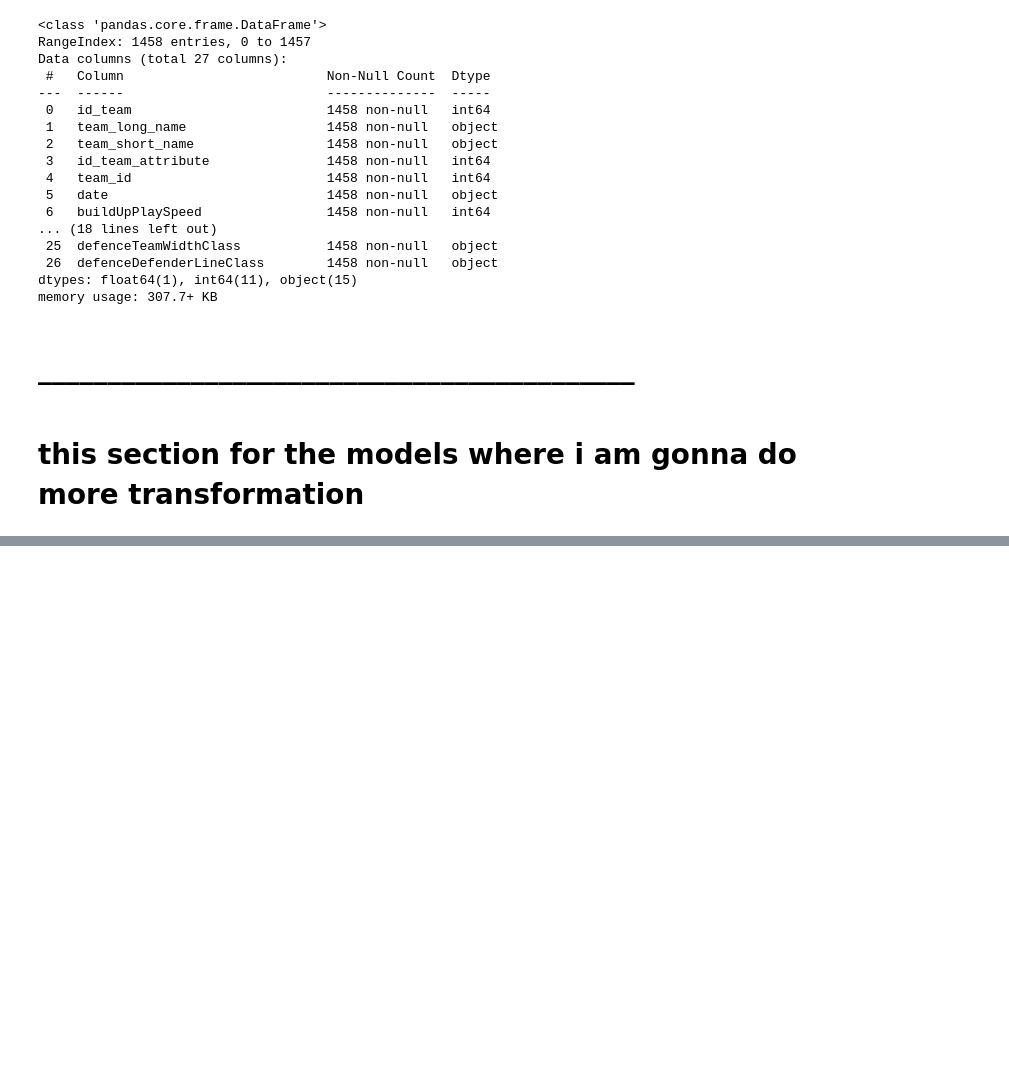
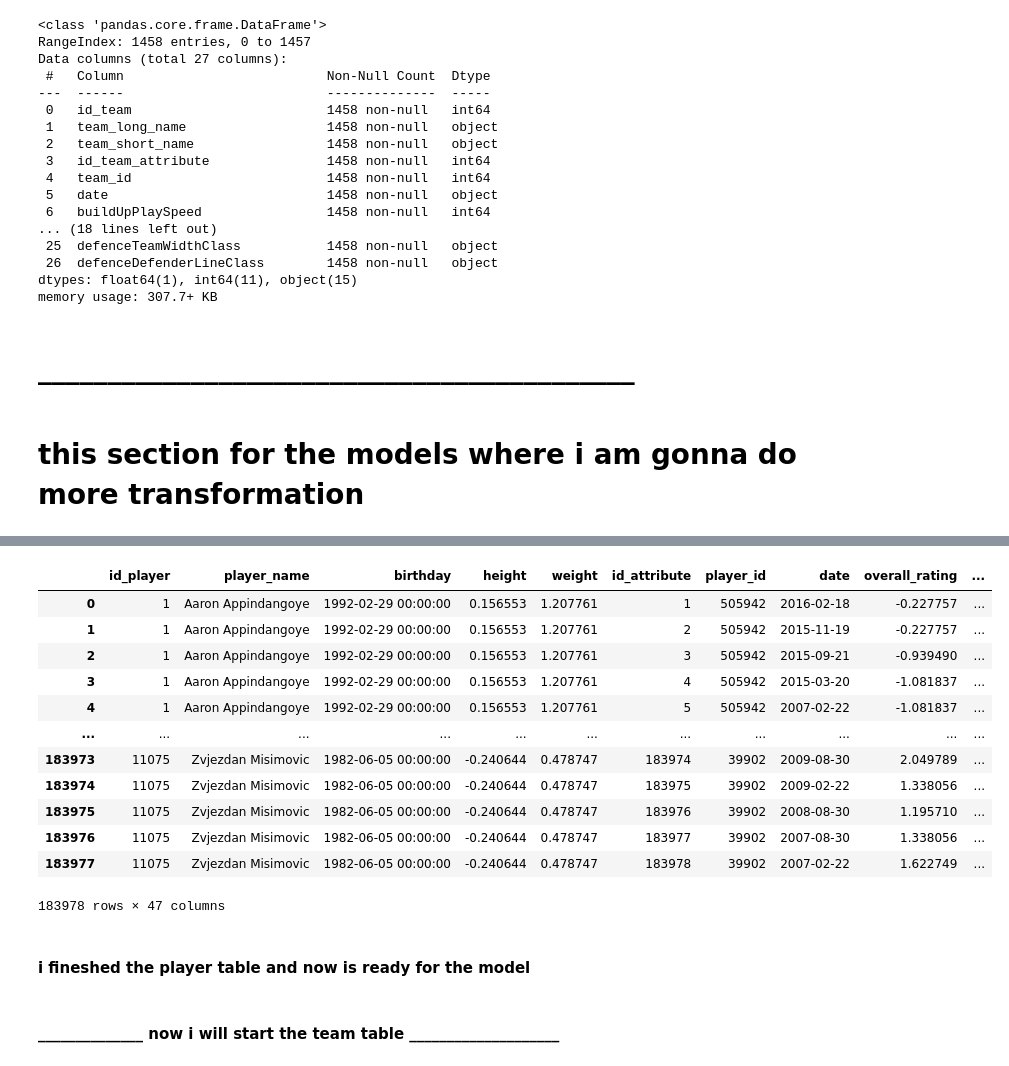
Before and after one commit to rahiqi-al/football-_clustering, a Jupyter notebook: test.ipynb, the cells around one changed output, grey strips where cells are left out. Drawn from its saved outputs; the diff is of its cells as text; code cells hidden in the pictures; blank space fills up the shorter version.

Commit message:
data cleaned and ready for analyse and model

```diff
--- a/test.ipynb
+++ b/test.ipynb
@@ -665,0 +735,15 @@ memory usage: 307.7+ KB
+# %%
+df_player['preferred_foot'] = df_player['preferred_foot'].fillna(df_player['preferred_foot'].mode()[0])
+df_player['attacking_work_rate'] = df_player['attacking_work_rate'].fillna(df_player['attacking_work_rate'].mode()[0])
+df_player['defensive_work_rate'] = df_player['defensive_work_rate'].fillna(df_player['defensive_work_rate'].mode()[0])
+
+
+df_player['positioning'] = df_player['positioning'].fillna(df_player['positioning'].median())
+df_player['penalties'] = df_player['penalties'].fillna(df_player['penalties'].median())
+df_player['finishing'] = df_player['finishing'].fillna(df_player['finishing'].median())
+df_player['crossing'] = df_player['crossing'].fillna(df_player['crossing'].median())
+df_player['short_passing'] = df_player['short_passing'].fillna(df_player['short_passing'].median())
+df_player['long_passing'] = df_player['long_passing'].fillna(df_player['long_passing'].median())
+df_player['shot_power'] = df_player['shot_power'].fillna(df_player['shot_power'].median())
+df_player['aggression'] = df_player['aggression'].fillna(df_player['aggression'].median())
+df_player['free_kick_accuracy'] = df_player['free_kick_accuracy'].fillna(df_player['free_kick_accuracy'].median())
@@ -665,0 +855,3 @@ memory usage: 307.7+ KB
+# %%
+df_player['defensive_work_rate']=df_player['defensive_work_rate'].apply(lambda x : 'medium' if x not in ['medium','high','low'] else x)
+df_player['defensive_work_rate'].value_counts()
@@ -665,0 +864,3 @@ memory usage: 307.7+ KB
+# %%
+df_player['attacking_work_rate']=df_player['attacking_work_rate'].apply(lambda x : 'medium' if x not in ['medium','high','low'] else x)
+df_player['attacking_work_rate'].value_counts()
@@ -665,0 +873,7 @@ memory usage: 307.7+ KB
+# %%
+from sklearn.preprocessing import LabelEncoder,OneHotEncoder
+
+label_encoder =LabelEncoder()
+df_player['preferred_foot']=label_encoder.fit_transform(df_player['preferred_foot'])
+df_player['attacking_work_rate']=label_encoder.fit_transform(df_player['attacking_work_rate'])
+df_player['defensive_work_rate']=label_encoder.fit_transform(df_player['defensive_work_rate'])
@@ -665,0 +896,20 @@ memory usage: 307.7+ KB
+# %%
+df_player
+# %% [output]
+|  | id_player | player_name | birthday | height | weight | id_attribute | player_id | date | overall_rating | ... |
+| 0 | 1 | Aaron Appindangoye | 1992-02-29 00:00:00 | 0.156553 | 1.207761 | 1 | 505942 | 2016-02-18 | -0.227757 | ... |
+| 1 | 1 | Aaron Appindangoye | 1992-02-29 00:00:00 | 0.156553 | 1.207761 | 2 | 505942 | 2015-11-19 | -0.227757 | ... |
+| 2 | 1 | Aaron Appindangoye | 1992-02-29 00:00:00 | 0.156553 | 1.207761 | 3 | 505942 | 2015-09-21 | -0.939490 | ... |
+| 3 | 1 | Aaron Appindangoye | 1992-02-29 00:00:00 | 0.156553 | 1.207761 | 4 | 505942 | 2015-03-20 | -1.081837 | ... |
+| 4 | 1 | Aaron Appindangoye | 1992-02-29 00:00:00 | 0.156553 | 1.207761 | 5 | 505942 | 2007-02-22 | -1.081837 | ... |
+| ... | ... | ... | ... | ... | ... | ... | ... | ... | ... | ... |
+| 183973 | 11075 | Zvjezdan Misimovic | 1982-06-05 00:00:00 | -0.240644 | 0.478747 | 183974 | 39902 | 2009-08-30 | 2.049789 | ... |
+| 183974 | 11075 | Zvjezdan Misimovic | 1982-06-05 00:00:00 | -0.240644 | 0.478747 | 183975 | 39902 | 2009-02-22 | 1.338056 | ... |
+| 183975 | 11075 | Zvjezdan Misimovic | 1982-06-05 00:00:00 | -0.240644 | 0.478747 | 183976 | 39902 | 2008-08-30 | 1.195710 | ... |
+| 183976 | 11075 | Zvjezdan Misimovic | 1982-06-05 00:00:00 | -0.240644 | 0.478747 | 183977 | 39902 | 2007-08-30 | 1.338056 | ... |
+| 183977 | 11075 | Zvjezdan Misimovic | 1982-06-05 00:00:00 | -0.240644 | 0.478747 | 183978 | 39902 | 2007-02-22 | 1.622749 | ... |
+183978 rows × 47 columns
+# %% [markdown]
+#### i fineshed  the  player table and now is ready for the model
+# %% [markdown]
+#### ______________ now i will start the  team table ____________________
```
Also changed, not shown: parts of 27 cells of this notebook, 4 other files.
